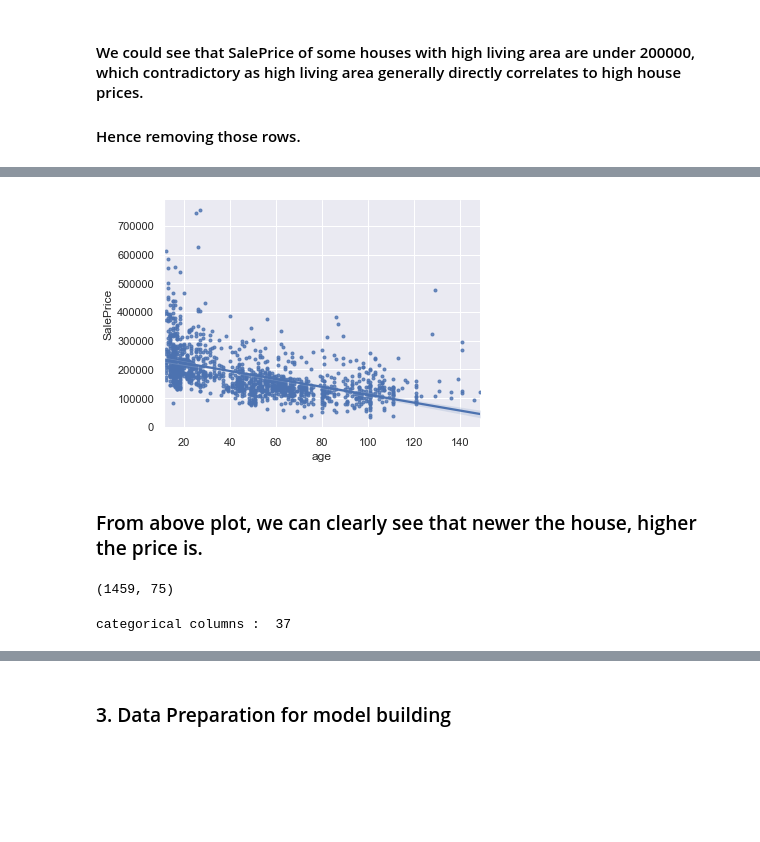
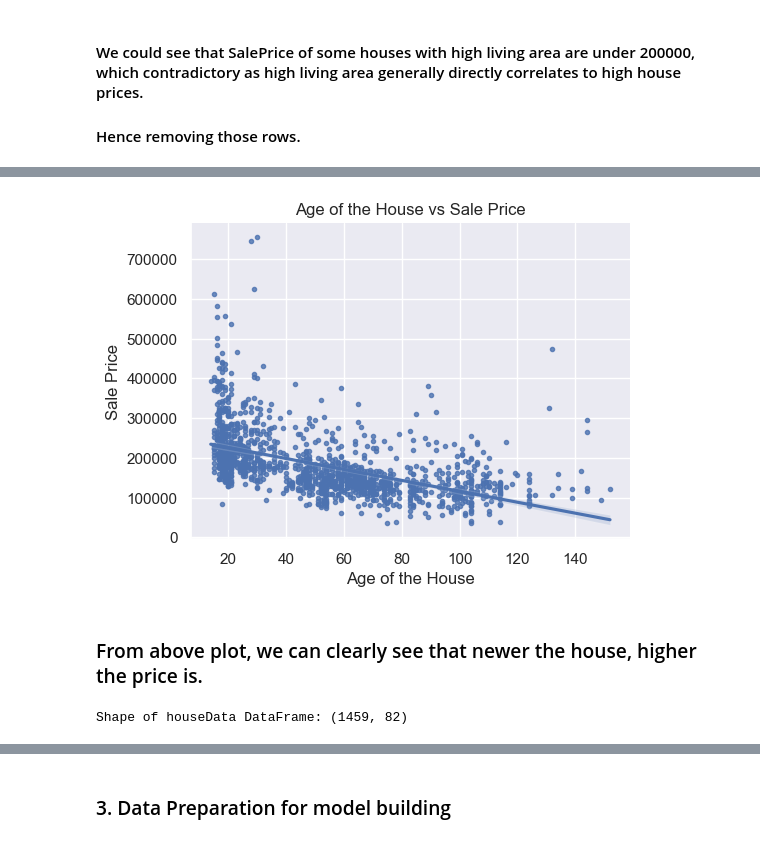
Before and after one commit to vineetkukreti/House_price_prediction, a Jupyter notebook: HousePriceRegression_With_Ensemble.ipynb, the cells around one changed output, grey strips where cells are left out. Drawn from its saved outputs; the diff is of its cells as text; code cells hidden in the pictures; blank space fills up the shorter version.

```diff
--- a/HousePriceRegression_With_Ensemble.ipynb
+++ b/HousePriceRegression_With_Ensemble.ipynb
@@ -352,6 +522,9 @@ ValueError: zero-size array to reduction operation minimum which has no identity
 #### We could see that SalePrice of some houses with high living area are under 200000, which contradictory as high living area generally directly correlates to high house prices.
 #### Hence removing those rows.
 # %%
-houseData = houseData.drop(houseData[(houseData.GrLivArea>5000) & (houseData.SalePrice<200000)].index)
-houseData.shape
+# Drop rows where GrLivArea > 5000 and SalePrice < 200,000
+houseData = houseData.drop(houseData[(houseData['GrLivArea'] > 5000) & (houseData['SalePrice'] < 200000)].index)
+
+# Display the new shape of the houseData DataFrame
+print("New shape of houseData after removing outliers:", houseData.shape)
 # %% [output]
@@ -363,5 +531,0 @@ houseTest.shape
-# %%
-#Plotting the age of the house against the house sale price
-fig1 = fig.add_subplot(111);
-sns.set(font_scale=1)
-sns.scatterplot(x = houseData.GrLivArea, y = houseData.SalePrice, hue=houseData.OverallQual)
@@ -372,6 +531,0 @@ ValueError: zero-size array to reduction operation minimum which has no identity
-# %%
-#to find the Age of the house.
-today = date.today()
-currYear = today.year
-houseData['age'] = (currYear - houseData['YearBuilt'])
-houseTest['age'] = (currYear - houseTest['YearBuilt'])
@@ -378,24 +554,26 @@ houseTest['age'] = (currYear - houseTest['YearBuilt'])
+# %%
+from datetime import date
+
+# Get the current year
+curr_year = date.today().year
+
+# Calculate the age of the house for houseData DataFrame
+houseData['age'] = curr_year - houseData['YearBuilt']
+
+# Calculate the age of the house for houseTest DataFrame
+houseTest['age'] = curr_year - houseTest['YearBuilt']
 # %%
-#plot of Age versus SalePrice
-sns.lmplot(y = 'SalePrice', x = 'age', data=houseData, markers='.',aspect=1.4, height=4)
-plt.show();
+# Create a scatter plot with linear regression line
+sns.lmplot(y='SalePrice', x='age', data=houseData, markers='.', aspect=1.4, height=4)
+
+# Add labels and title
+plt.xlabel('Age of the House')
+plt.ylabel('Sale Price')
+plt.title('Age of the House vs Sale Price')
+
+# Show the plot
+plt.show()
 # %% [output]
-[figure, old version]
+[figure, new version]
 # %% [markdown]
 ### From above plot, we can clearly see that newer the house, higher the price is.
-# %%
-houseData.shape
-# %% [output]
-(1459, 75)
-# %%
-#Function to find categorical variables
-
-def find_categorical_columns(df):
-    categorical_cols = df.select_dtypes(include=['object']).columns
-    print("categorical columns : ",len(categorical_cols))
-    return categorical_cols
-
-# for train dataset
-categorical_cols_train =find_categorical_columns(houseData)
-# %% [output]
-categorical columns :  37
@@ -405,0 +580,6 @@ for column in categorical_cols_train:
+# %%
+# Get the shape of the houseData DataFrame
+data_shape = houseData.shape
+print("Shape of houseData DataFrame:", data_shape)
+# %% [output]
+Shape of houseData DataFrame: (1459, 82)
```
Also changed, not shown: parts of 73 cells of this notebook, 3 other files.
